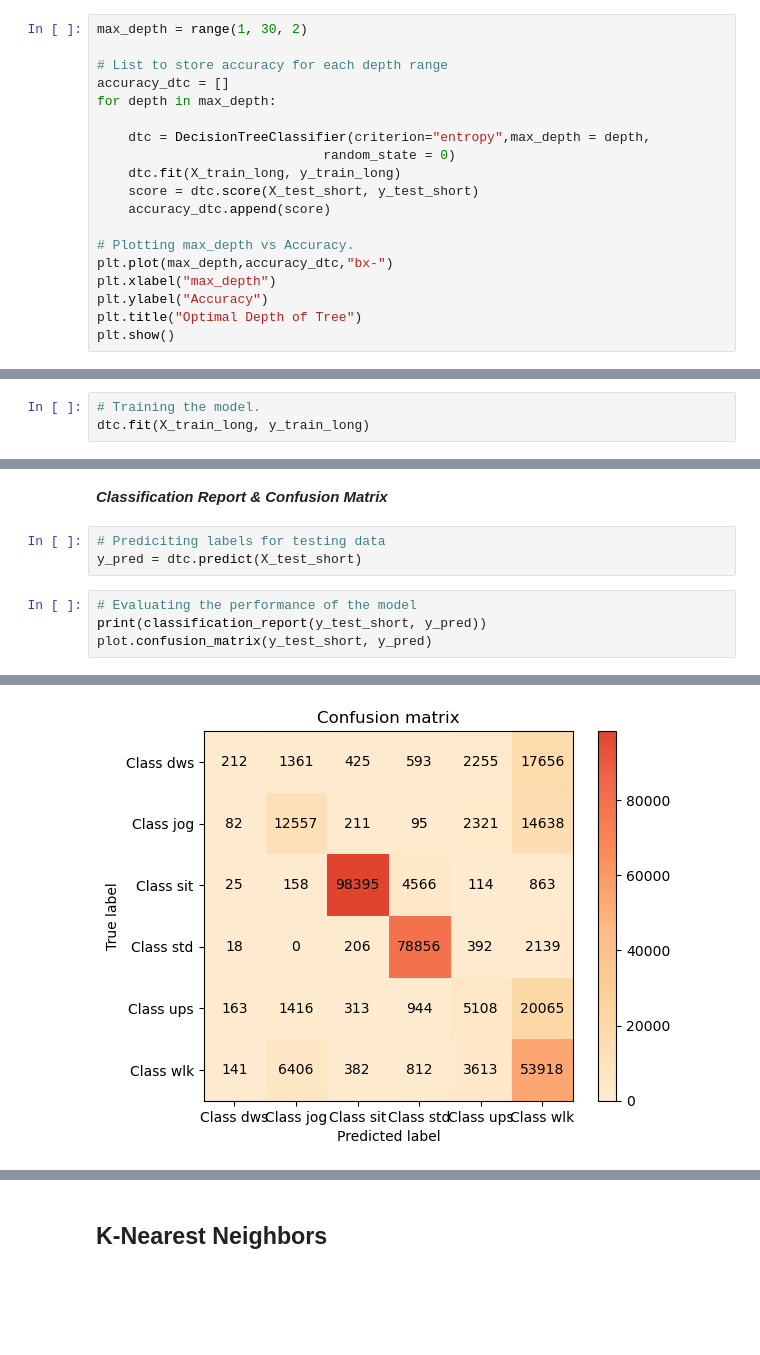
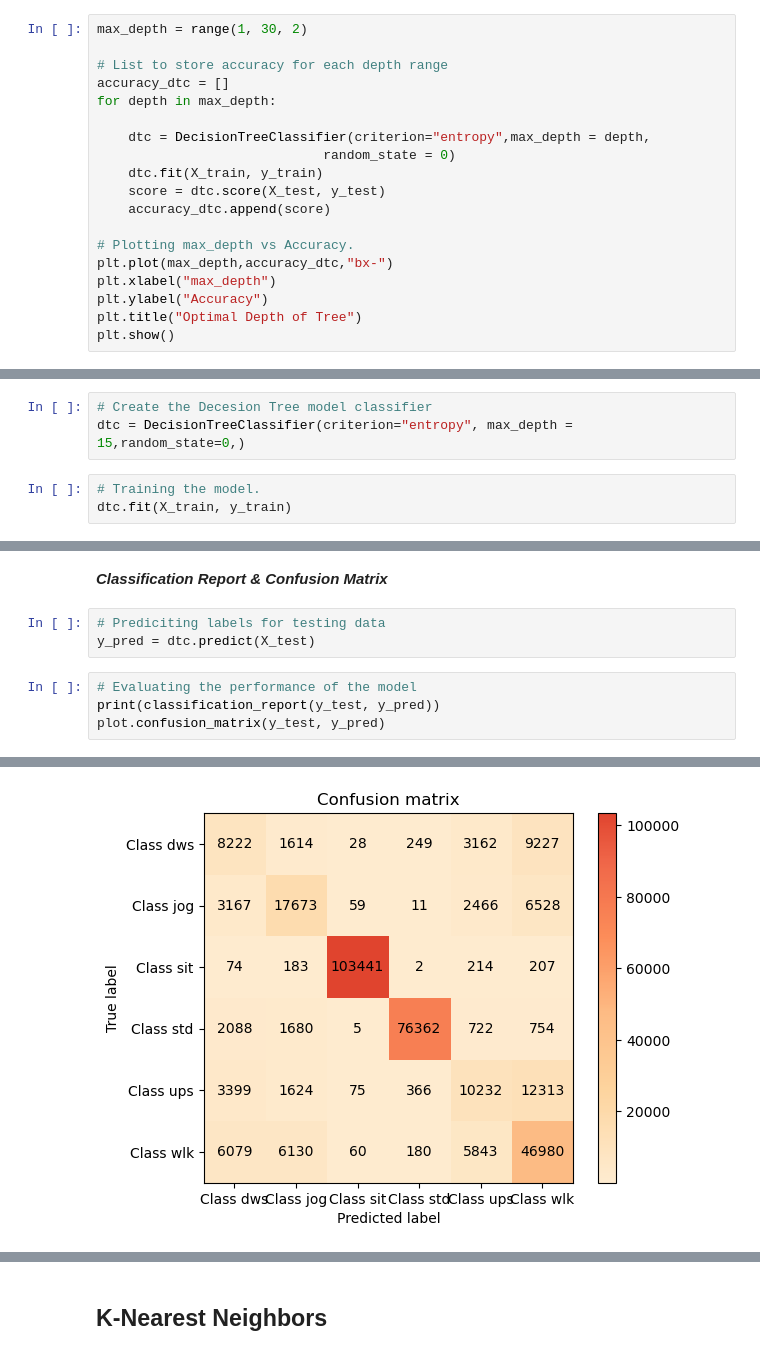
Before and after one commit to ss161185/SOEN6111_PROJECT, a Jupyter notebook: soen_project_team_28.ipynb, the cells around one changed output, grey strips where cells are left out. Drawn from its saved outputs; the diff is of its cells as text; blank space fills up the shorter version.

```diff
--- a/soen_project_team_28.ipynb
+++ b/soen_project_team_28.ipynb
@@ -181,8 +164,8 @@ for depth in max_depth:
 
     dtc = DecisionTreeClassifier(criterion="entropy",max_depth = depth,
                              random_state = 0)
-    dtc.fit(X_train_long, y_train_long)
-    score = dtc.score(X_test_short, y_test_short)
+    dtc.fit(X_train, y_train)
+    score = dtc.score(X_test, y_test)
     accuracy_dtc.append(score)
 
 # Plotting max_depth vs Accuracy.
@@ -225,4 +199,7 @@ DecisionTreeClassifier(ccp_alpha=0.001, criterion='entropy', max_depth=16,
+# %%
+# Create the Decesion Tree model classifier
+dtc = DecisionTreeClassifier(criterion="entropy", max_depth = 15,random_state=0,)
 # %%
 # Training the model.
-dtc.fit(X_train_long, y_train_long)
+dtc.fit(X_train, y_train)
 # %% [output]
@@ -234,11 +210,11 @@ DecisionTreeClassifier(ccp_alpha=0.001, criterion='entropy', max_depth=16,
 ***Classification Report & Confusion Matrix***
 # %%
 # Prediciting labels for testing data
-y_pred = dtc.predict(X_test_short)
+y_pred = dtc.predict(X_test)
 # %%
 # Evaluating the performance of the model
-print(classification_report(y_test_short, y_pred))
-plot.confusion_matrix(y_test_short, y_pred)
+print(classification_report(y_test, y_pred))
+plot.confusion_matrix(y_test, y_pred)
 # %% [output]
               precision    recall  f1-score   support
 
@@ -255,2 +231,2 @@ weighted avg       0.74      0.75      0.72    331419
 <AxesSubplot:title={'center':'Confusion matrix'}, xlabel='Predicted label', ylabel='True label'>
-[figure, old version]
+[figure, new version]
```
Also changed, not shown: parts of 35 cells of this notebook.
